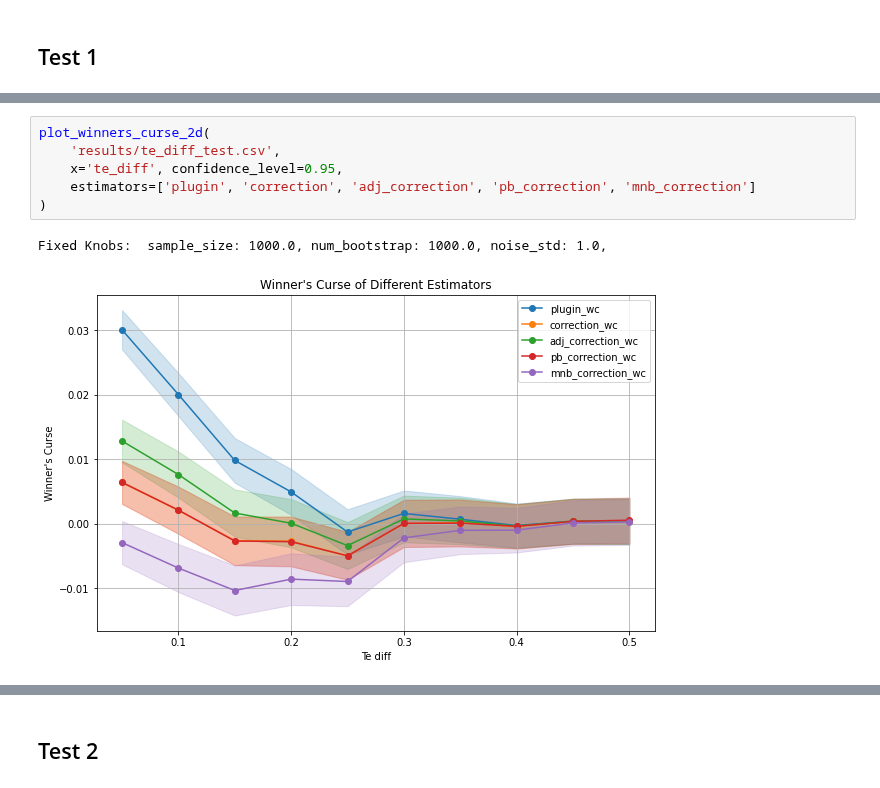
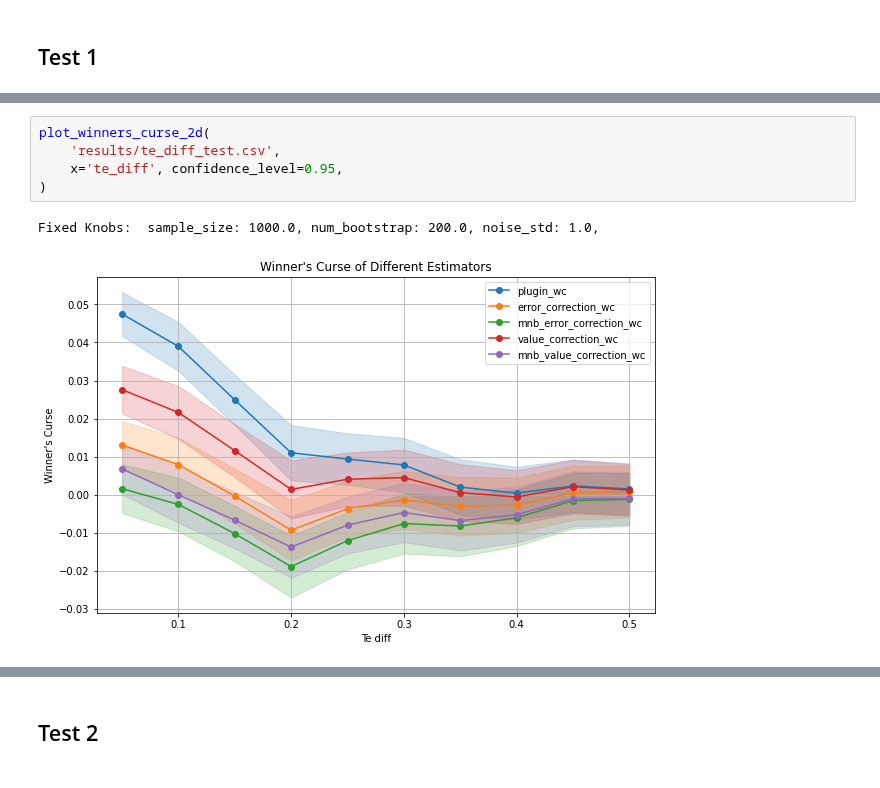
Before and after one commit to iamsikun/winners-curse, a Jupyter notebook: notebooks/result_analysis.ipynb, the cells around one changed output, grey strips where cells are left out. Cells and saved outputs as stored; diff of their text form.

```diff
--- a/notebooks/result_analysis.ipynb
+++ b/notebooks/result_analysis.ipynb
@@ -46,12 +45,11 @@ Fixed Knobs:  num_bootstrap: 100.0, noise_std: 1.0, te_diff: 0.1,
 # %%
 plot_winners_curse_2d(
     'results/te_diff_test.csv',
     x='te_diff', confidence_level=0.95,
-    estimators=['plugin', 'correction', 'adj_correction', 'pb_correction', 'mnb_correction']
 )
 # %% [output]
-Fixed Knobs:  sample_size: 1000.0, num_bootstrap: 1000.0, noise_std: 1.0,
+Fixed Knobs:  sample_size: 1000.0, num_bootstrap: 200.0, noise_std: 1.0,
-[figure, old version]
+[figure, new version]
 # %%
 plot_winners_curse_2d(
     'results/noise_std_test.csv',
```
Also changed, not shown: parts of 2 cells of this notebook, 5 other files.
